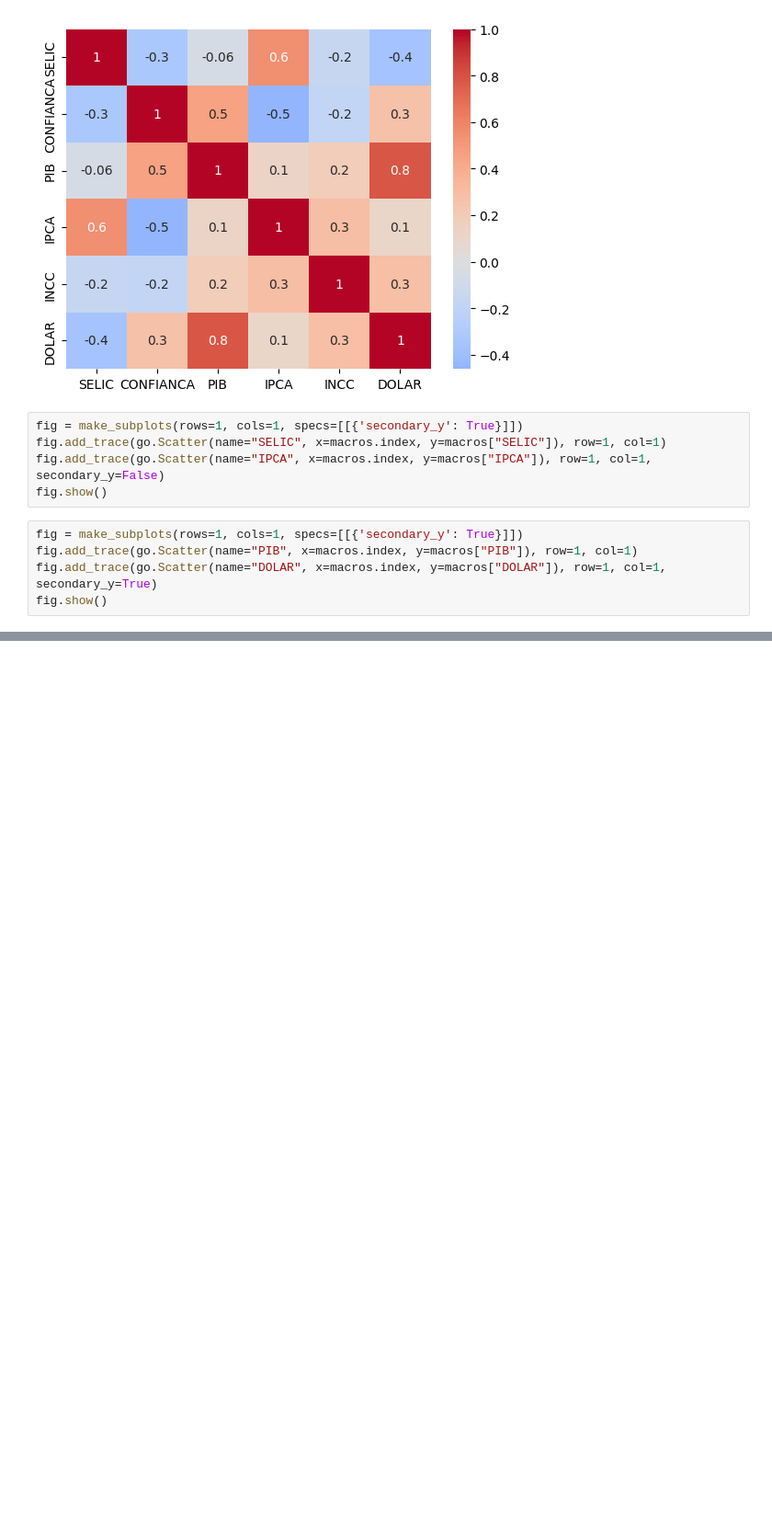
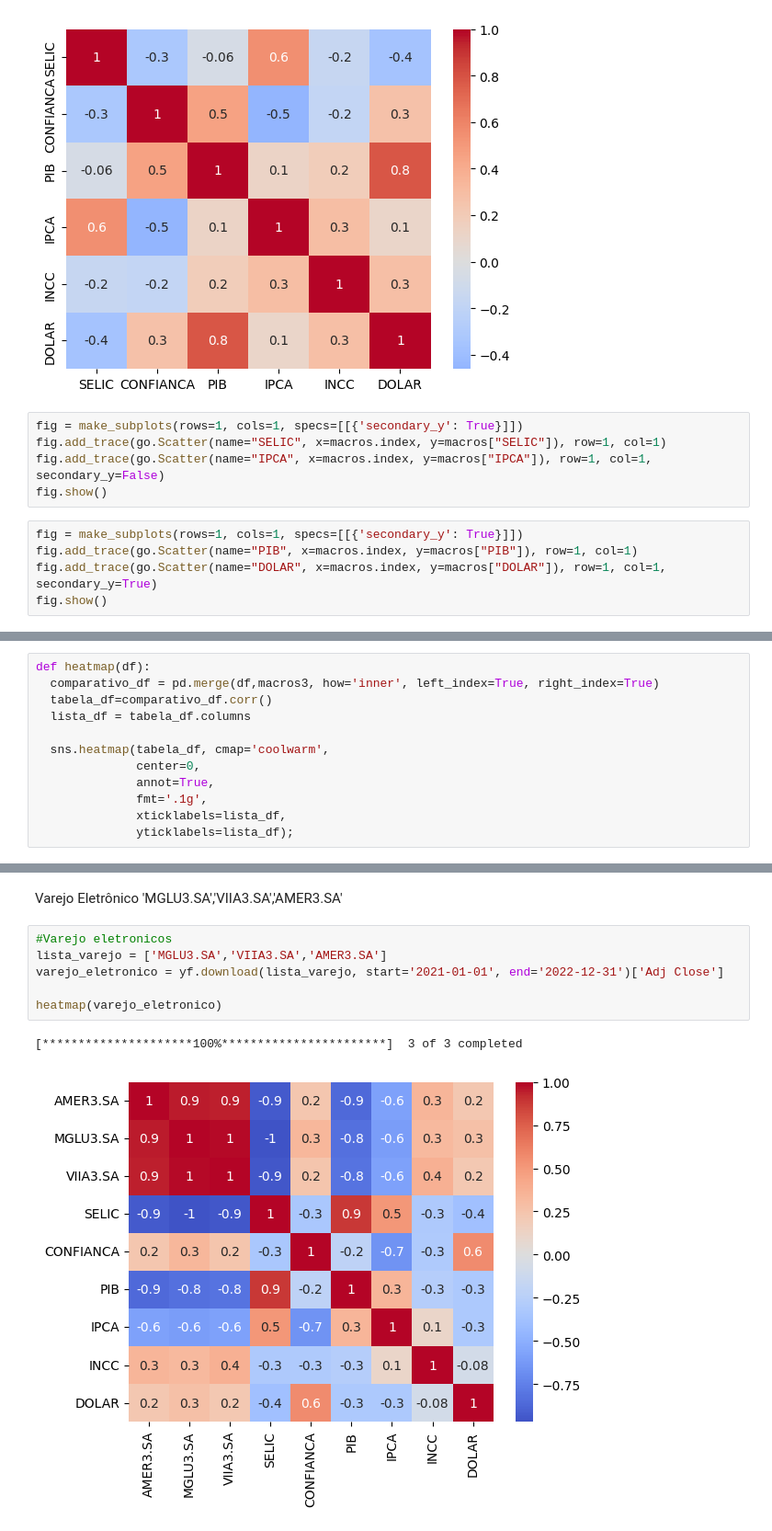
Before and after one commit to wpsilva/Macro, a Jupyter notebook: macro.ipynb, the cells around one changed output, grey strips where cells are left out. Shown at 92% size. Saved outputs shown, nothing was run; the diff lists cells and outputs as text; blank space fills up the shorter version.

```diff
--- a/macro.ipynb
+++ b/macro.ipynb
@@ -371,0 +481,12 @@ fig.show()
+# %%
+def heatmap(df):
+  comparativo_df = pd.merge(df,macros3, how='inner', left_index=True, right_index=True)
+  tabela_df=comparativo_df.corr()
+  lista_df = tabela_df.columns
+
+  sns.heatmap(tabela_df, cmap='coolwarm',
+              center=0,
+              annot=True,
+              fmt='.1g',
+              xticklabels=lista_df,
+              yticklabels=lista_df);
@@ -371,0 +517,12 @@ fig.show()
+# %% [markdown]
+Varejo Eletrônico
+'MGLU3.SA','VIIA3.SA','AMER3.SA'
+# %%
+#Varejo eletronicos
+lista_varejo = ['MGLU3.SA','VIIA3.SA','AMER3.SA']
+varejo_eletronico = yf.download(lista_varejo, start='2021-01-01', end='2022-12-31')['Adj Close']
+
+heatmap(varejo_eletronico)
+# %% [output]
+[*********************100%***********************]  3 of 3 completed
+[figure, added]
```
Also changed, not shown: parts of 25 cells of this notebook.
